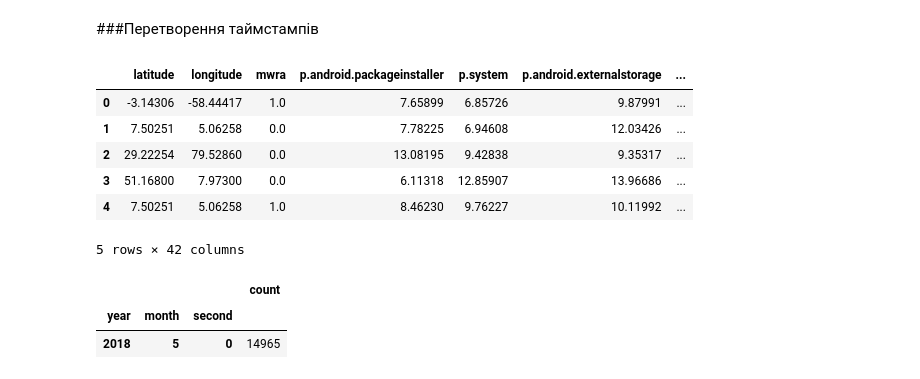
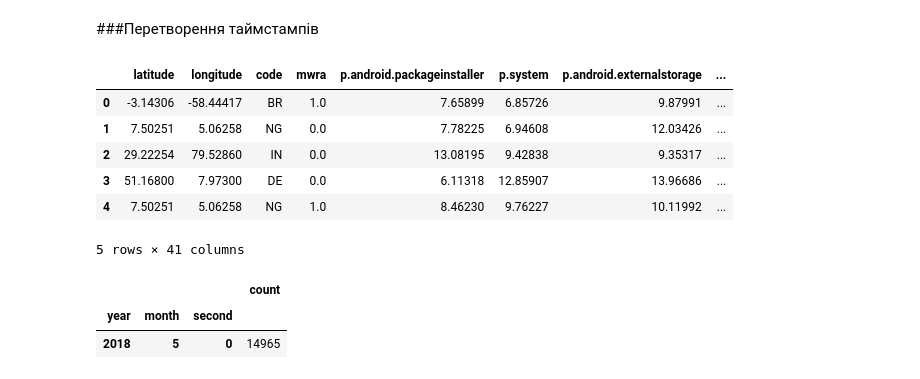
Before and after one commit to myrres0/IAU-2024, a Jupyter notebook: phase-2-oleh.ipynb, the cells around one changed output. Cells and saved outputs as stored; diff of their text form; code cells hidden in the pictures.

```diff
--- a/phase-2-oleh.ipynb
+++ b/phase-2-oleh.ipynb
@@ -108,7 +108,7 @@ memory usage: 4.5+ MB
 
 Тому ці атрибути ми просто видалимо.
 # %%
-merged_data = merged_data.drop(['store_name', 'code', 'city','imei'], axis=1)
+merged_data = merged_data.drop(['store_name', 'city','imei'], axis=1)
 # %% [markdown]
 Атрибути `"continent"` та `"ts"` ми ж все ж перетворимо у числові значення.
 # %% [markdown]
@@ -145,24 +145,23 @@ dtype: int64
 # %%
 merged_data['ts'] = pd.to_datetime(merged_data['ts'], format='%Y-%m-%d %H:%M:%S')
 
 merged_data['year'] = merged_data['ts'].dt.year
 merged_data['month'] = merged_data['ts'].dt.month
 merged_data['day'] = merged_data['ts'].dt.day
 merged_data['hour'] = merged_data['ts'].dt.hour
 merged_data['minute'] = merged_data['ts'].dt.minute
 merged_data['second'] = merged_data['ts'].dt.second
-merged_data['day_of_week'] = merged_data['ts'].dt.dayofweek
 
 merged_data = merged_data.drop(['ts'], axis=1)
 merged_data.head()
 # %% [output]
-|  | latitude | longitude | mwra | p.android.packageinstaller | p.system | p.android.externalstorage | ... |
-| 0 | -3.14306 | -58.44417 | 1.0 | 7.65899 | 6.85726 | 9.87991 | ... |
-| 1 | 7.50251 | 5.06258 | 0.0 | 7.78225 | 6.94608 | 12.03426 | ... |
-| 2 | 29.22254 | 79.52860 | 0.0 | 13.08195 | 9.42838 | 9.35317 | ... |
-| 3 | 51.16800 | 7.97300 | 0.0 | 6.11318 | 12.85907 | 13.96686 | ... |
-| 4 | 7.50251 | 5.06258 | 1.0 | 8.46230 | 9.76227 | 10.11992 | ... |
+|  | latitude | longitude | code | mwra | p.android.packageinstaller | p.system | p.android.externalstorage | ... |
+| 0 | -3.14306 | -58.44417 | BR | 1.0 | 7.65899 | 6.85726 | 9.87991 | ... |
+| 1 | 7.50251 | 5.06258 | NG | 0.0 | 7.78225 | 6.94608 | 12.03426 | ... |
+| 2 | 29.22254 | 79.52860 | IN | 0.0 | 13.08195 | 9.42838 | 9.35317 | ... |
+| 3 | 51.16800 | 7.97300 | DE | 0.0 | 6.11318 | 12.85907 | 13.96686 | ... |
+| 4 | 7.50251 | 5.06258 | NG | 1.0 | 8.46230 | 9.76227 | 10.11992 | ... |
-5 rows × 42 columns
+5 rows × 41 columns
 # %%
 merged_data[['year', 'month','second']].value_counts()
 # %% [output]
```
Also changed, not shown: parts of 11 cells of this notebook.
